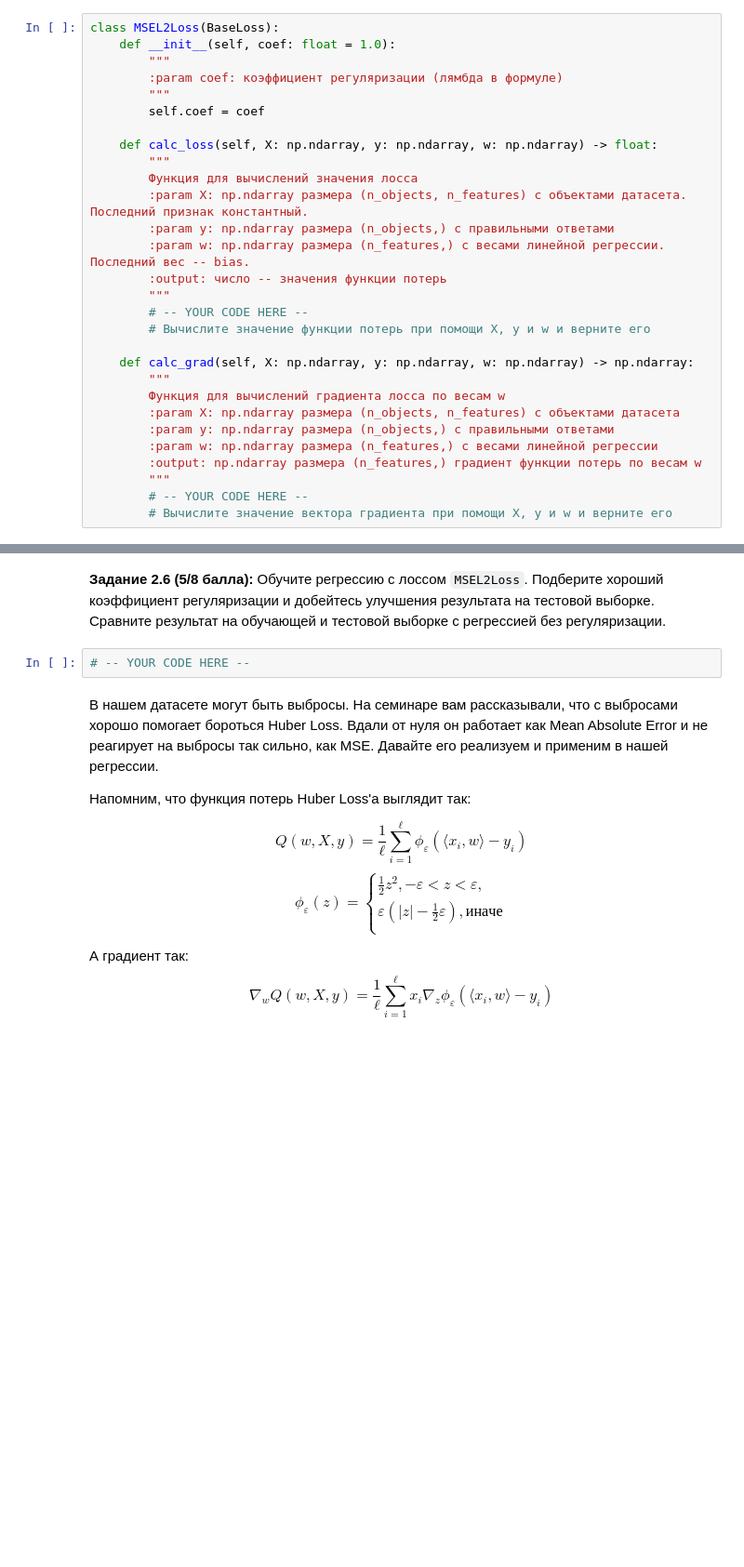
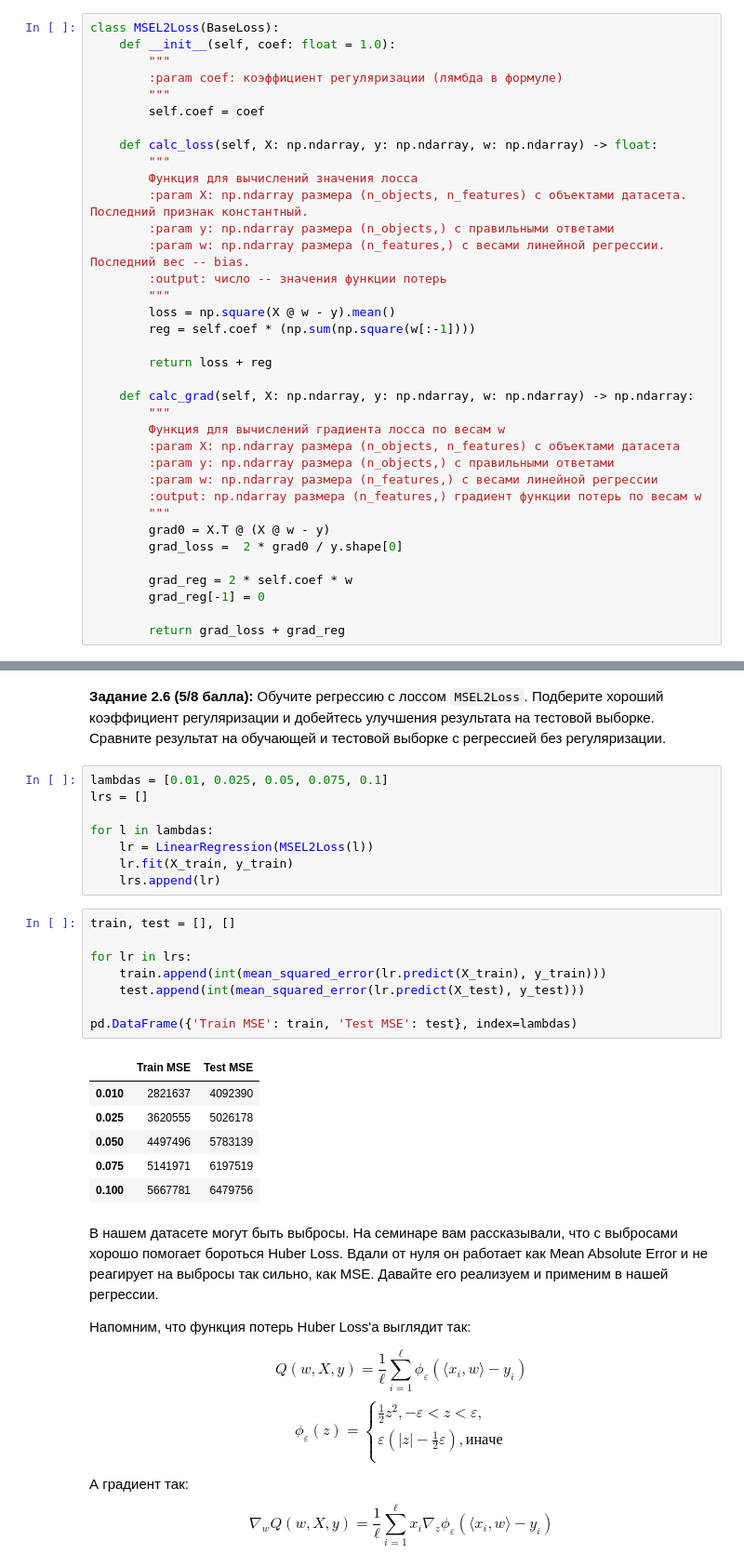
Before and after one commit to vctriusss/iad-ds-homeworks, a Jupyter notebook: hw05_gd.ipynb, the cells around one changed output, grey strips where cells are left out. Shown: that part at 93% size. Cells and saved outputs as stored; diff of their text form; blank space fills up the shorter version.

```diff
--- a/hw05_gd.ipynb
+++ b/hw05_gd.ipynb
@@ -754,8 +746,10 @@ class MSEL2Loss(BaseLoss):
         :param w: np.ndarray размера (n_features,) с весами линейной регрессии. Последний вес -- bias.
         :output: число -- значения функции потерь
         """
-        # -- YOUR CODE HERE --
-        # Вычислите значение функции потерь при помощи X, y и w и верните его
+        loss = np.square(X @ w - y).mean()
+        reg = self.coef * (np.sum(np.square(w[:-1])))
+
+        return loss + reg
 
     def calc_grad(self, X: np.ndarray, y: np.ndarray, w: np.ndarray) -> np.ndarray:
         """
@@ -765,5 +759,10 @@ class MSEL2Loss(BaseLoss):
         :param w: np.ndarray размера (n_features,) с весами линейной регрессии
         :output: np.ndarray размера (n_features,) градиент функции потерь по весам w
         """
-        # -- YOUR CODE HERE --
-        # Вычислите значение вектора градиента при помощи X, y и w и верните его
+        grad0 = X.T @ (X @ w - y)
+        grad_loss =  2 * grad0 / y.shape[0]
+
+        grad_reg = 2 * self.coef * w
+        grad_reg[-1] = 0
+
+        return grad_loss + grad_reg
@@ -774,7 +775,28 @@ linear_regression = LinearRegression(MSEL2Loss(0.1))
 # %% [markdown]
 **Задание 2.6 (5/8 балла):** Обучите регрессию с лоссом `MSEL2Loss`. Подберите хороший коэффициент регуляризации и добейтесь улучшения результата на тестовой выборке. Сравните результат на обучающей и тестовой выборке с регрессией без регуляризации.
-# %%
-# -- YOUR CODE HERE --
+# %%
+lambdas = [0.01, 0.025, 0.05, 0.075, 0.1]
+lrs = []
+
+for l in lambdas:
+    lr = LinearRegression(MSEL2Loss(l))
+    lr.fit(X_train, y_train)
+    lrs.append(lr)
+# %%
+train, test = [], []
+
+for lr in lrs:
+    train.append(int(mean_squared_error(lr.predict(X_train), y_train)))
+    test.append(int(mean_squared_error(lr.predict(X_test), y_test)))
+
+pd.DataFrame({'Train MSE': train, 'Test MSE': test}, index=lambdas)
+# %% [output]
+|  | Train MSE | Test MSE |
+| 0.010 | 2821637 | 4092390 |
+| 0.025 | 3620555 | 5026178 |
+| 0.050 | 4497496 | 5783139 |
+| 0.075 | 5141971 | 6197519 |
+| 0.100 | 5667781 | 6479756 |
 # %% [markdown]
 В нашем датасете могут быть выбросы. На семинаре вам рассказывали, что с выбросами хорошо помогает бороться Huber Loss. Вдали от нуля он работает как Mean Absolute Error и не реагирует на выбросы так сильно, как MSE. Давайте его реализуем и применим в нашей регрессии.
 
```
Also changed, not shown: parts of 11 cells of this notebook.
